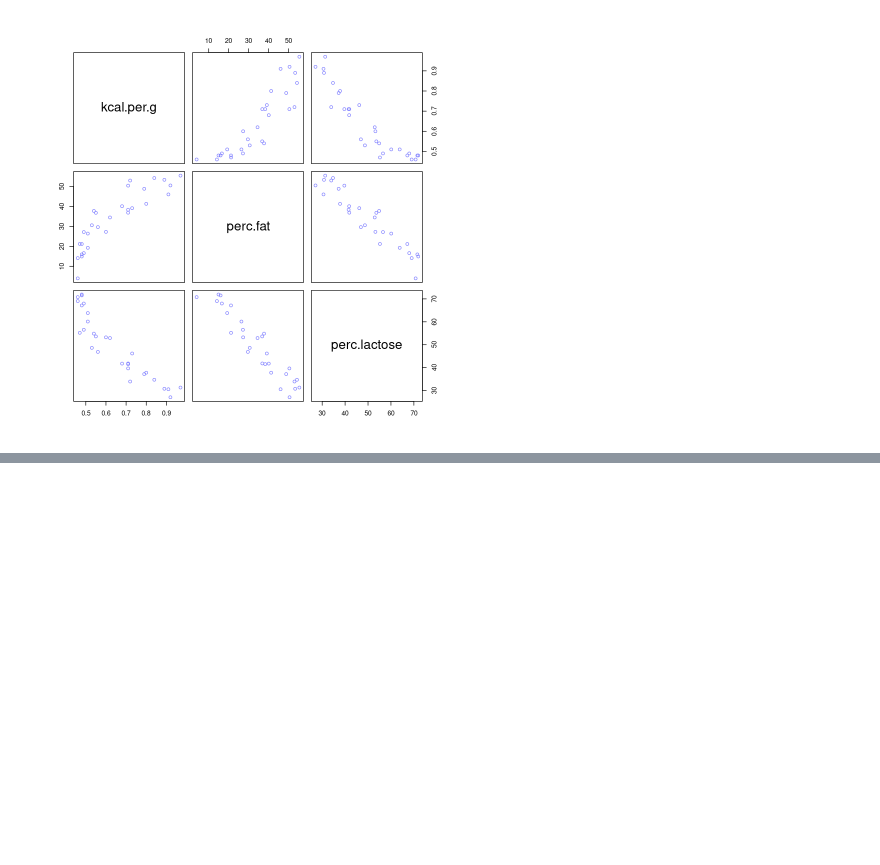
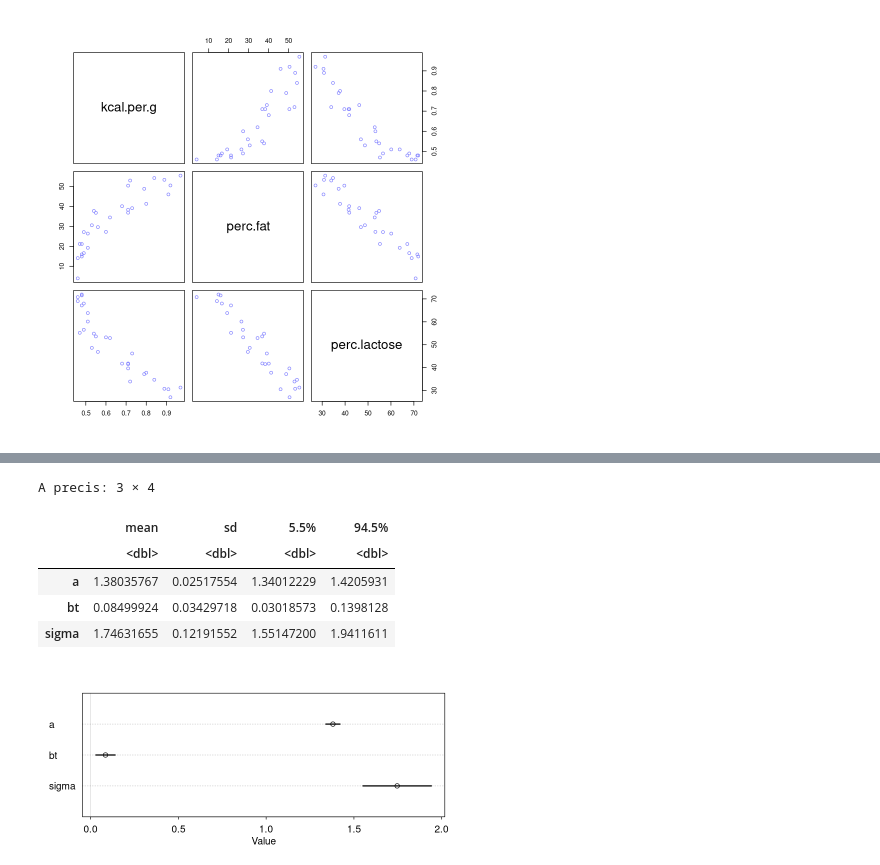
Before and after one commit to jointprob/jointprob-dm, a Jupyter notebook: r-notebooks/rethinking-book/chapter-6.ipynb, the cells around one changed output, grey strips where cells are left out. Cells and saved outputs as stored; diff of their text form; code cells hidden in the pictures; blank space fills up the shorter version.

```diff
--- a/r-notebooks/rethinking-book/chapter-6.ipynb
+++ b/r-notebooks/rethinking-book/chapter-6.ipynb
@@ -248,0 +417,22 @@ plot( stddev ~ r.seq , type="l" , col=rangi2, lwd=2 , xlab="correlation")
+# %%
+# R code 6.17
+m6.8 <- quap(
+    alist(
+        h1 ~ dnorm(mu, sigma),
+        mu <- h0 * p,
+        p <- a + bt*treatment,
+        a ~ dlnorm(0, 0.2),
+        bt ~ dnorm(0, 0.5),
+        sigma ~ dexp(1)
+    ), data=d )
+precis(m6.8)
+options(repr.plot.width=7, repr.plot.height=3)
+plot(precis(m6.8))
+# %% [output]
+A precis: 3 × 4
+|  | mean | sd | 5.5% | 94.5% |
+|  | <dbl> | <dbl> | <dbl> | <dbl> |
+| a | 1.38035767 | 0.02517554 | 1.34012229 | 1.4205931 |
+| bt | 0.08499924 | 0.03429718 | 0.03018573 | 0.1398128 |
+| sigma | 1.74631655 | 0.12191552 | 1.55147200 | 1.9411611 |
+[figure, added]
```
Also changed, not shown: parts of 22 cells of this notebook.
